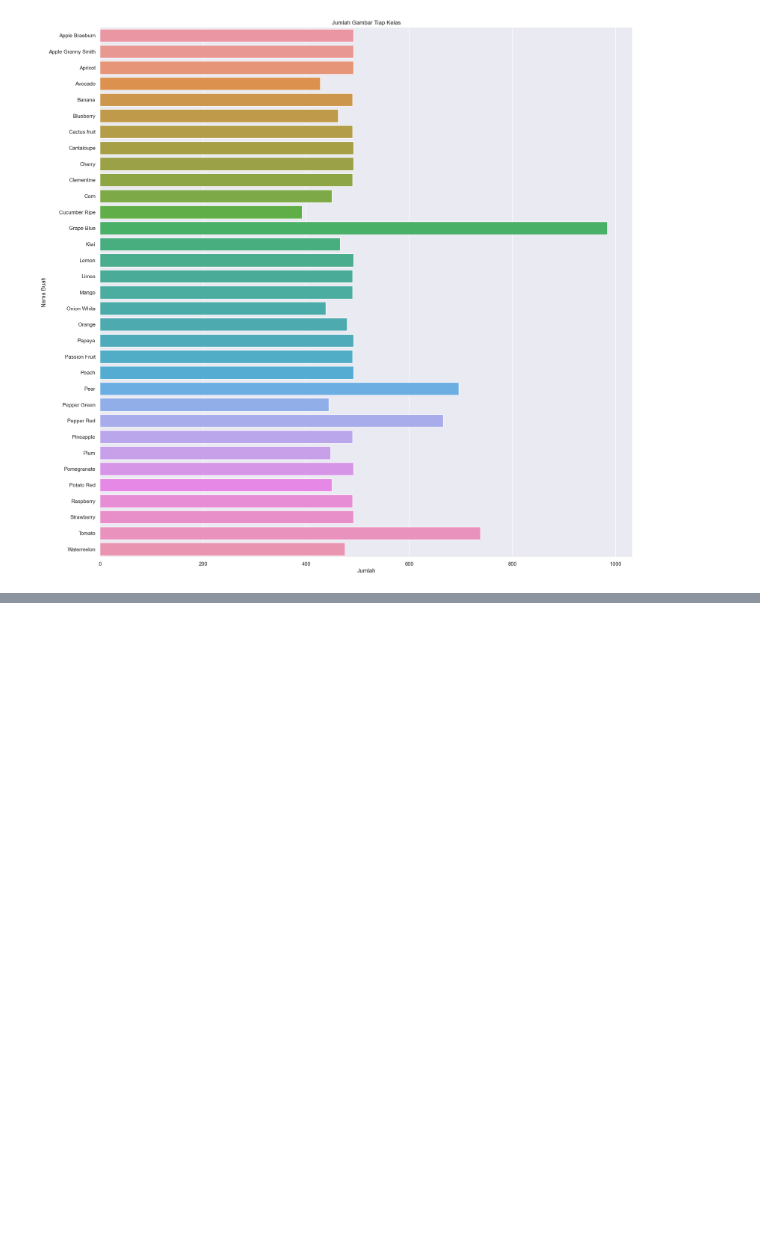
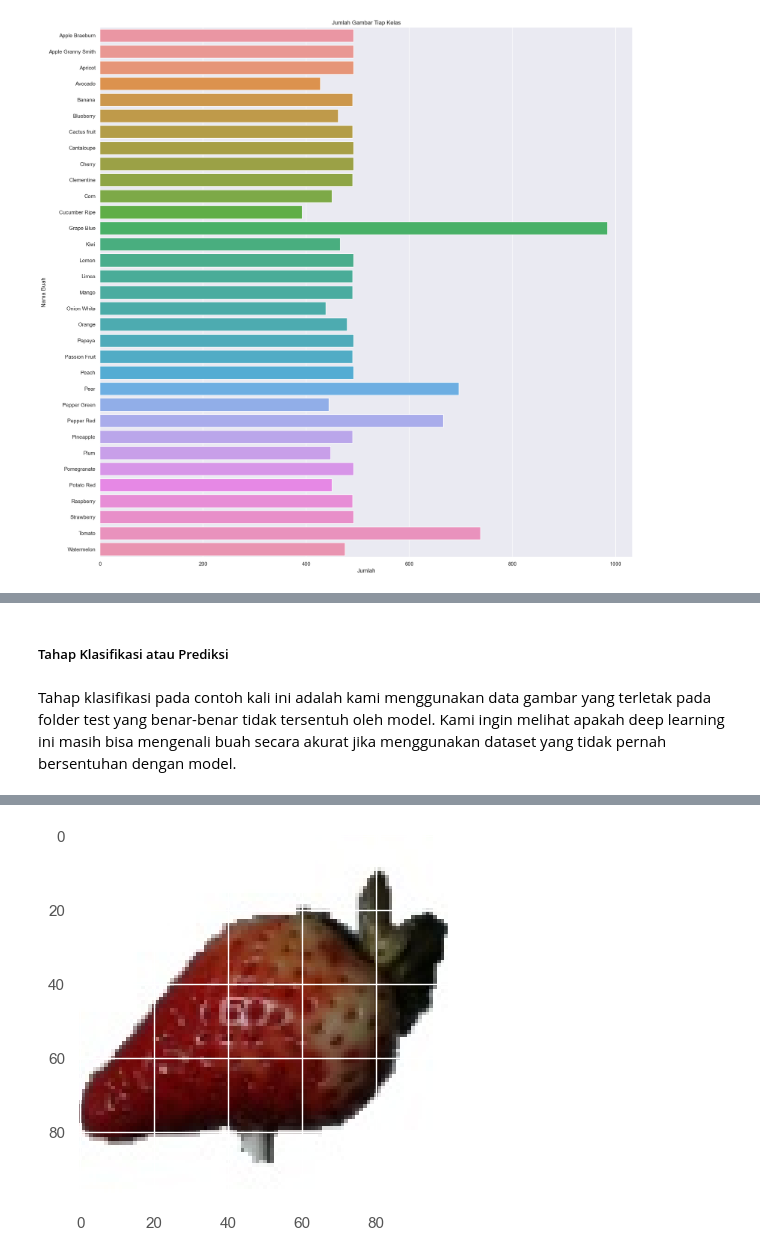
Before and after one commit to chen1404/PA-KB-KELOMPOK7, a Jupyter notebook: PA_KB.ipynb, the cells around one changed output, grey strips where cells are left out. Saved outputs shown, nothing was run; the diff lists cells and outputs as text; code cells hidden in the pictures; blank space fills up the shorter version.

```diff
--- a/PA_KB.ipynb
+++ b/PA_KB.ipynb
@@ -135,0 +306,20 @@ plt.show()
+# %% [markdown]
+##### Tahap Klasifikasi atau Prediksi
+# %% [markdown]
+Tahap klasifikasi pada contoh kali ini adalah kami menggunakan data gambar yang terletak pada folder test yang benar-benar tidak tersentuh oleh model. Kami ingin melihat apakah deep learning ini masih bisa mengenali buah secara akurat jika menggunakan dataset yang tidak pernah bersentuhan dengan model.
+# %%
+samplePath = pathlib.Path("fruit-recognition/test/test/0172.jpg")
+
+image = tf.keras.preprocessing.image.load_img(
+    samplePath, target_size=(100, 100)
+)
+
+plt.imshow(image)
+image = np.array(image)
+image = image / 255.0
+image = image.reshape(1,imageWidth,imageHeight,3)
+predictions = model.predict(image)
+predictions
+score = tf.nn.softmax(predictions[0])
+print("Gambar ini adalah {} dengan akurasi {:.2f} %".format(fruitMap[np.argmax(score)],100 * np.max(predictions)))
+# %% [output]
@@ -135,0 +328 @@ plt.show()
+[figure, added]
```
Also changed, not shown: parts of 21 cells of this notebook.
